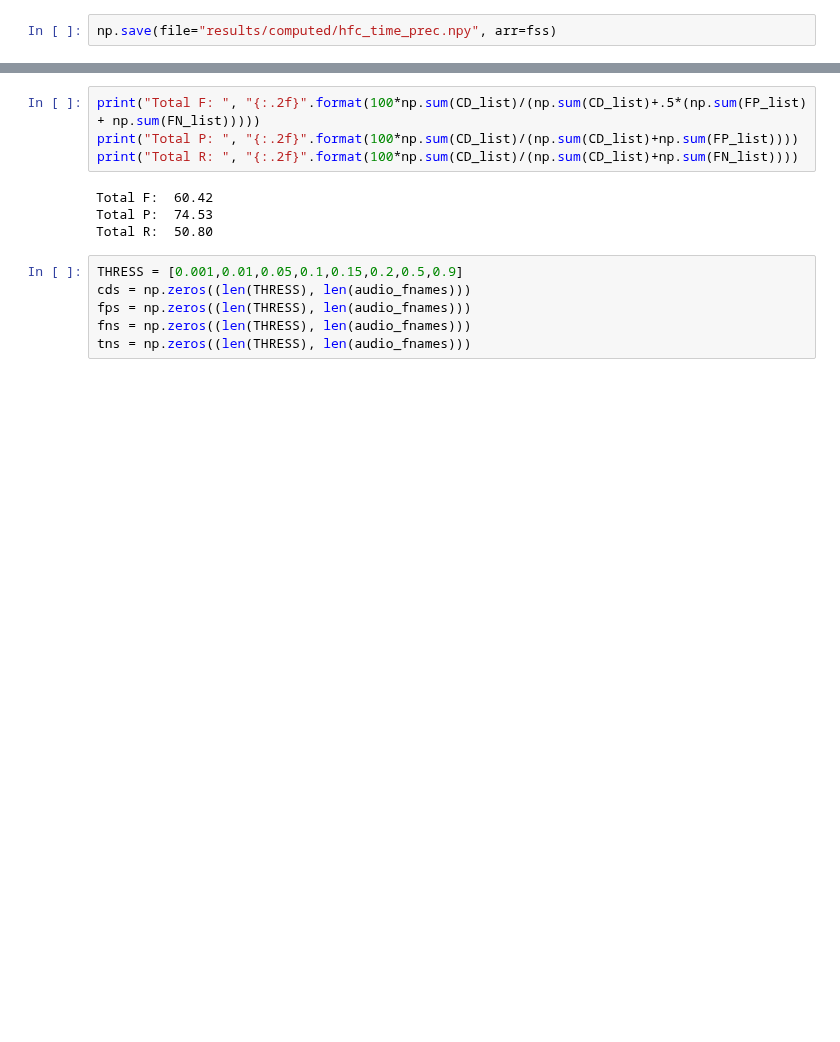
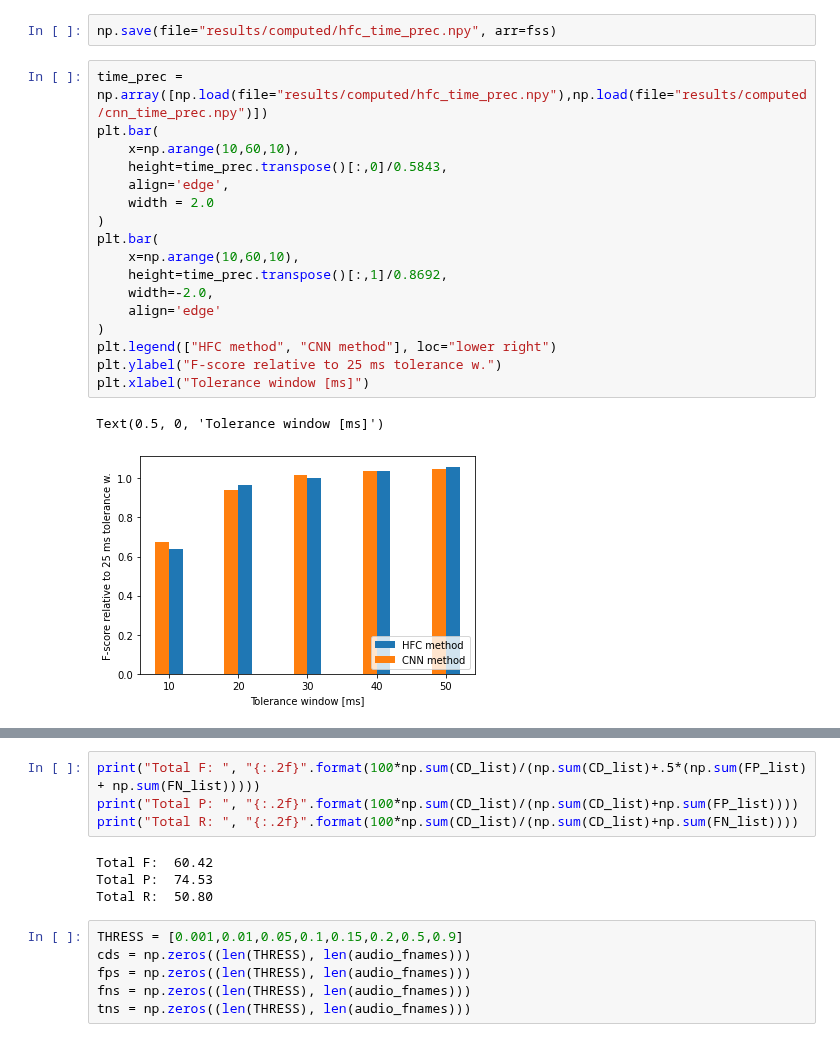
Before and after one commit to SimonFalk/beyondPianoRoll, a Jupyter notebook: hfc-analysis.ipynb, the cells around one changed output, grey strips where cells are left out. Drawn from its saved outputs; the diff is of its cells as text; blank space fills up the shorter version.

Commit message:
time precision

```diff
--- a/hfc-analysis.ipynb
+++ b/hfc-analysis.ipynb
@@ -86,2 +89,22 @@ Mean R:  0.5620873217949958
 # %%
 np.save(file="results/computed/hfc_time_prec.npy", arr=fss)
+# %%
+time_prec = np.array([np.load(file="results/computed/hfc_time_prec.npy"),np.load(file="results/computed/cnn_time_prec.npy")])
+plt.bar(
+    x=np.arange(10,60,10),
+    height=time_prec.transpose()[:,0]/0.5843,
+    align='edge',
+    width = 2.0
+)
+plt.bar(
+    x=np.arange(10,60,10),
+    height=time_prec.transpose()[:,1]/0.8692,
+    width=-2.0,
+    align='edge'
+)
+plt.legend(["HFC method", "CNN method"], loc="lower right")
+plt.ylabel("F-score relative to 25 ms tolerance w.")
+plt.xlabel("Tolerance window [ms]")
+# %% [output]
+Text(0.5, 0, 'Tolerance window [ms]')
+[figure, added]
```
Also changed, not shown: parts of 4 cells of this notebook.
